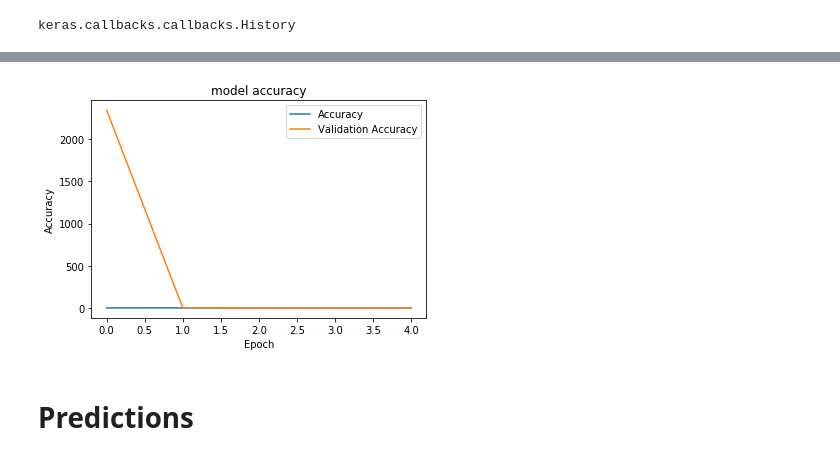
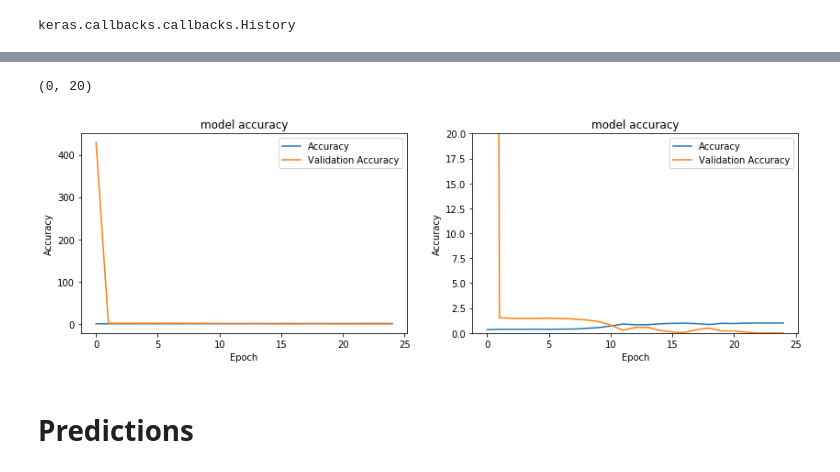
Before and after one commit to jshaffer94247/Extracting-Flood-Depths-From-Imagery, a Jupyter notebook: code/04_Flood_Depth_Estimation_Trucks.ipynb, the cells around one changed output, grey strips where cells are left out. Drawn from its saved outputs; the diff is of its cells as text; code cells hidden in the pictures.

Commit message:
25 epochs on the original truck sorting

```diff
--- a/code/04_Flood_Depth_Estimation_Trucks.ipynb
+++ b/code/04_Flood_Depth_Estimation_Trucks.ipynb
@@ -40,5 +73,5 @@ depth_0 depth_1 depth_2 depth_4
 # %%
-labels = ['depth_0','depth_1','depth_2','depth_4']
+labels = ['depth_0','depth_1','depth_2','depth_3','depth_4']
 num_categories = len(labels)
 # %%
 d_train = '../images/truck/train'
@@ -158,7 +191,7 @@ checkpoint = ModelCheckpoint("vgg16_1.h5", monitor='val_acc', verbose=1,
 early = EarlyStopping(monitor='val_acc', min_delta=0, patience=20,
                       verbose=1, mode='auto')
 
-use_epochs = 5 # original had 100
+use_epochs = 25 # original had 100
 
 hist = model.fit_generator(steps_per_epoch=use_epochs,
                            generator=traindata,
@@ -196,16 +318,51 @@ hist.history
+# %%
+# Plot the coarse and fine versions
+
+fig = plt.figure(figsize=(14,4))
+
+ax1 = fig.add_subplot(1,2,1)
+
+#plt.plot(hist.history["acc"])
+ax1.plot(hist.history['accuracy'])
+#plt.plot(hist.history['val_acc'])
+ax1.plot(hist.history['loss'])
+#plt.plot(hist.history['val_loss'])
+ax1.set_title("model accuracy")
+ax1.set_ylabel("Accuracy")
+ax1.set_xlabel("Epoch")
+ax1.legend(["Accuracy","Validation Accuracy","loss","Validation Loss"])
+
+ax2 = fig.add_subplot(1,2,2)
+
+#plt.plot(hist.history["acc"])
+ax2.plot(hist.history['accuracy'])
+#plt.plot(hist.history['val_acc'])
+ax2.plot(hist.history['loss'])
+#plt.plot(hist.history['val_loss'])
+ax2.set_title("model accuracy")
+ax2.set_ylabel("Accuracy")
+ax2.set_xlabel("Epoch")
+ax2.legend(["Accuracy","Validation Accuracy","loss","Validation Loss"])
+ax2.set_ylim(0,20)
+# %% [output]
+(0, 20)
+[figure, added]
 # %%
+# # Plot the coarse and fine versions
 
-#plt.plot(hist.history["acc"])
-plt.plot(hist.history['accuracy'])
-#plt.plot(hist.history['val_acc'])
-plt.plot(hist.history['loss'])
-#plt.plot(hist.history['val_loss'])
-plt.title("model accuracy")
-plt.ylabel("Accuracy")
-plt.xlabel("Epoch")
-plt.legend(["Accuracy","Validation Accuracy","loss","Validation Loss"])
-plt.show()
+# fig = plt.figure(figsize=(14,8))
+
+# ax1 = fig.add_subplot(1,2,1)
+
+# #plt.plot(hist.history["acc"])
+# plt.plot(hist.history['accuracy'])
+# #plt.plot(hist.history['val_acc'])
+# plt.plot(hist.history['loss'])
+# #plt.plot(hist.history['val_loss'])
+# plt.title("model accuracy")
+# plt.ylabel("Accuracy")
+# plt.xlabel("Epoch")
+# plt.legend(["Accuracy","Validation Accuracy","loss","Validation Loss"])
+# plt.show()
-# %% [output]
-[figure, removed]
 # %%
 # save the model -- this is from my other class
```
Also changed, not shown: parts of 22 cells of this notebook.
